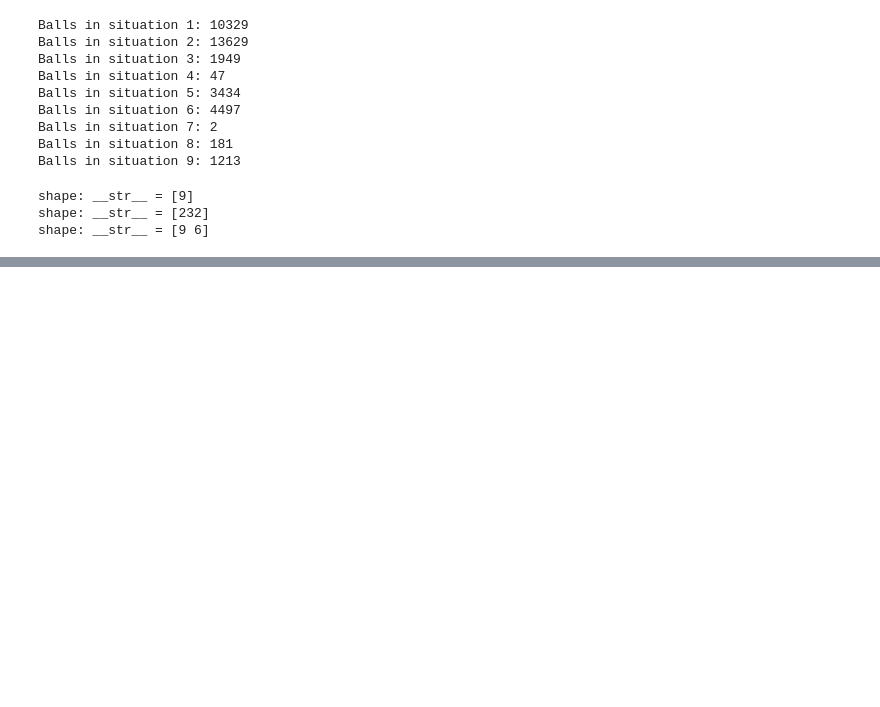
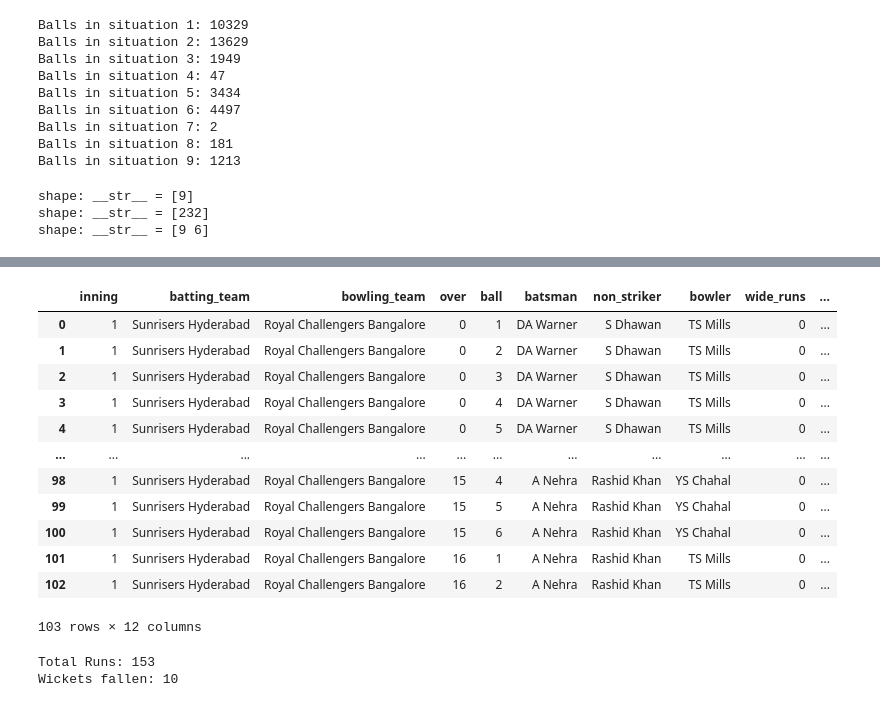
Before and after one commit to Tanavya/IPL-Simulation, a Jupyter notebook: simulation.ipynb, the cells around one changed output, grey strips where cells are left out. Cells and saved outputs as stored; diff of their text form; code cells hidden in the pictures; blank space fills up the shorter version.

```diff
--- a/simulation.ipynb
+++ b/simulation.ipynb
@@ -466,6 +644,10 @@ for i in range(10):
     y[:,i] = DLS.loc[:,(i+1)] - DLS.loc[:,i]
 y = pd.DataFrame(y).iloc[:, ::-1]
 y.columns = [i for i in range(10)]
+# %%
+y = np.zeros(shape=(121, 10))
+for i in range(10):
+    y[:,i] = DLS.loc[:,i] - DLS.loc[:,i+1]
 # %%
 y
 # %% [output]
@@ -486,8 +668,7 @@ y
 x = np.zeros(shape = (120, 11))
 for i in range(120):
     x[i,:] = DLS.loc[i+1,:] - DLS.loc[i,:]
-x = pd.DataFrame(x).iloc[::-1, :]
-x.index = x.index[::-1]
+x = x[::-1, :]
 # %%
 x
 # %% [output]
@@ -509,7 +690,8 @@ target = runs
 # %%
 X2 = [-1 for i in range(120)]
 Y2 = [0 for i in range(120)]
-q2 = [0 for i in range(120)]
+q2 = [0 for i in range(121)]
 wickets2 = 0
 runs2 = 0
 second_innings = []
+q2[0] = (batting_order[0], batting_order[1])
@@ -648,0 +839,24 @@ for b in range(120):
+# %%
+second_innings_df = pd.DataFrame(second_innings, columns = columns)
+# %%
+second_innings_df
+# %% [output]
+|  | inning | batting_team | bowling_team | over | ball | batsman | non_striker | bowler | wide_runs | ... |
+| 0 | 1 | Sunrisers Hyderabad | Royal Challengers Bangalore | 0 | 1 | DA Warner | S Dhawan | TS Mills | 0 | ... |
+| 1 | 1 | Sunrisers Hyderabad | Royal Challengers Bangalore | 0 | 2 | DA Warner | S Dhawan | TS Mills | 0 | ... |
+| 2 | 1 | Sunrisers Hyderabad | Royal Challengers Bangalore | 0 | 3 | DA Warner | S Dhawan | TS Mills | 0 | ... |
+| 3 | 1 | Sunrisers Hyderabad | Royal Challengers Bangalore | 0 | 4 | DA Warner | S Dhawan | TS Mills | 0 | ... |
+| 4 | 1 | Sunrisers Hyderabad | Royal Challengers Bangalore | 0 | 5 | DA Warner | S Dhawan | TS Mills | 0 | ... |
+| ... | ... | ... | ... | ... | ... | ... | ... | ... | ... | ... |
+| 98 | 1 | Sunrisers Hyderabad | Royal Challengers Bangalore | 15 | 4 | A Nehra | Rashid Khan | YS Chahal | 0 | ... |
+| 99 | 1 | Sunrisers Hyderabad | Royal Challengers Bangalore | 15 | 5 | A Nehra | Rashid Khan | YS Chahal | 0 | ... |
+| 100 | 1 | Sunrisers Hyderabad | Royal Challengers Bangalore | 15 | 6 | A Nehra | Rashid Khan | YS Chahal | 0 | ... |
+| 101 | 1 | Sunrisers Hyderabad | Royal Challengers Bangalore | 16 | 1 | A Nehra | Rashid Khan | TS Mills | 0 | ... |
+| 102 | 1 | Sunrisers Hyderabad | Royal Challengers Bangalore | 16 | 2 | A Nehra | Rashid Khan | TS Mills | 0 | ... |
+103 rows × 12 columns
+# %%
+print("Total Runs:", runs2)
+print("Wickets fallen:", wickets2)
+# %% [output]
+Total Runs: 153
+Wickets fallen: 10
```
Also changed, not shown: parts of 34 cells of this notebook, 15 other files.
